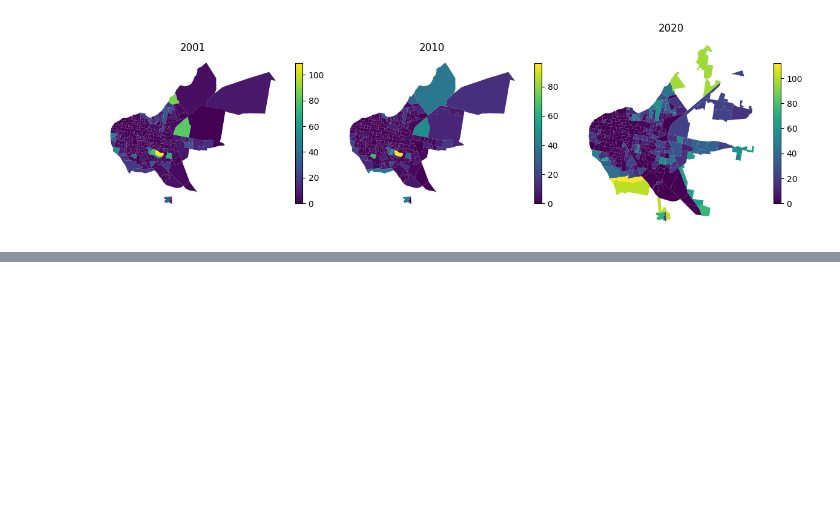
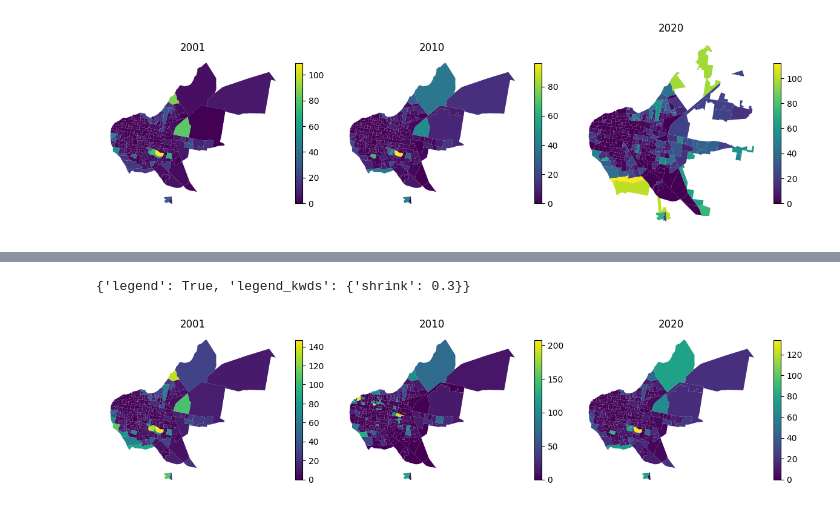
Before and after one commit to CEEU-lab/CENSAr, a Jupyter notebook: notebooks/02-tracts-distribution-corrientes.ipynb, the cells around one changed output, grey strips where cells are left out. Drawn from its saved outputs; the diff is of its cells as text; code cells hidden in the pictures; blank space fills up the shorter version.

```diff
--- a/notebooks/02-tracts-distribution-corrientes.ipynb
+++ b/notebooks/02-tracts-distribution-corrientes.ipynb
@@ -193,0 +268,13 @@ compare_chropleths(
+# %%
+vulnerabilidad_2001 = named_aggregation(
+    tipo_vivienda_agg_2001,
+    name="vulnerabilidad urbana",
+)
+vulnerabilidad_2010 = named_aggregation(
+    tipo_vivienda_agg_2010,
+    name="vulnerabilidad urbana",
+)
+vulnerabilidad_2020 = named_aggregation(
+    tipo_vivienda_agg_2020,
+    name="vulnerabilidad urbana",
+)
@@ -193,0 +285,11 @@ compare_chropleths(
+# %%
+compare_chropleths(
+    vulnerabilidad_2001,
+    vulnerabilidad_2010,
+    vulnerabilidad_2020,
+    column="vulnerable",
+    titles=[2001, 2010, 2020],
+)
+# %% [output]
+{'legend': True, 'legend_kwds': {'shrink': 0.3}}
+[figure, added]
```
Also changed, not shown: parts of 12 cells of this notebook, 2 other files.
